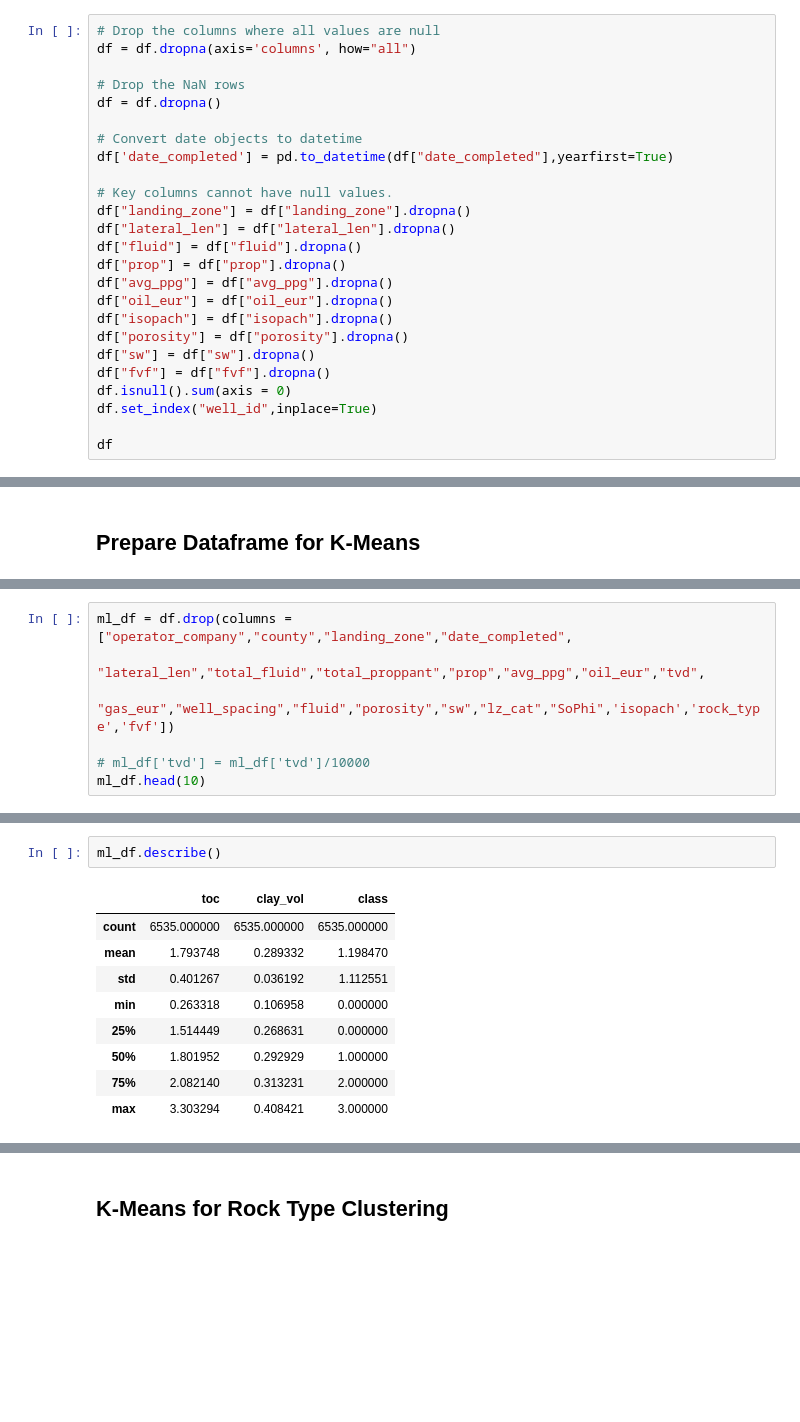
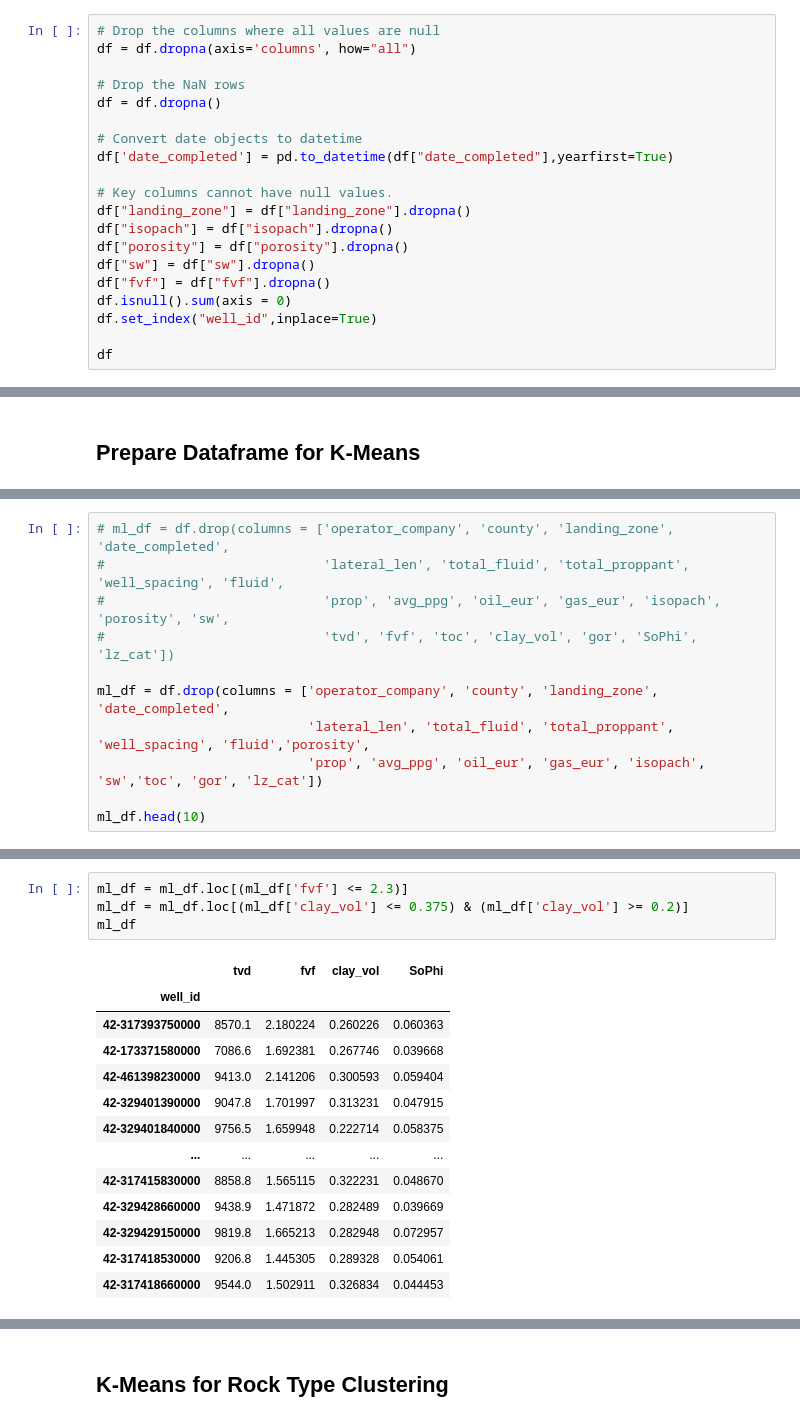
Before and after one commit to Auelocks/Friday_Night_Lights, a Jupyter notebook: Permian_ML_Model_OHE_KMeans_RockType.ipynb, the cells around one changed output, grey strips where cells are left out. Saved outputs shown, nothing was run; the diff lists cells and outputs as text; blank space fills up the shorter version.

Commit message:
Updated K-Means code

```diff
--- a/Permian_ML_Model_OHE_KMeans_RockType.ipynb
+++ b/Permian_ML_Model_OHE_KMeans_RockType.ipynb
@@ -52,11 +52,6 @@ df['date_completed'] = pd.to_datetime(df["date_completed"],yearfirst=True)
 
 # Key columns cannot have null values.
 df["landing_zone"] = df["landing_zone"].dropna()
-df["lateral_len"] = df["lateral_len"].dropna()
-df["fluid"] = df["fluid"].dropna()
-df["prop"] = df["prop"].dropna()
-df["avg_ppg"] = df["avg_ppg"].dropna()
-df["oil_eur"] = df["oil_eur"].dropna()
 df["isopach"] = df["isopach"].dropna()
 df["porosity"] = df["porosity"].dropna()
 df["sw"] = df["sw"].dropna()
@@ -128,8 +137,12 @@ df.head()
 # %%
-ml_df = df.drop(columns = ["operator_company","county","landing_zone","date_completed",
-                            "lateral_len","total_fluid","total_proppant","prop","avg_ppg","oil_eur","tvd",
-                            "gas_eur","well_spacing","fluid","porosity","sw","lz_cat","SoPhi",'isopach','rock_type','fvf'])
+# ml_df = df.drop(columns = ['operator_company', 'county', 'landing_zone', 'date_completed',
+#                            'lateral_len', 'total_fluid', 'total_proppant', 'well_spacing', 'fluid',
+#                            'prop', 'avg_ppg', 'oil_eur', 'gas_eur', 'isopach', 'porosity', 'sw',
+#                            'tvd', 'fvf', 'toc', 'clay_vol', 'gor', 'SoPhi', 'lz_cat'])
 
-# ml_df['tvd'] = ml_df['tvd']/10000
+ml_df = df.drop(columns = ['operator_company', 'county', 'landing_zone', 'date_completed',
+                           'lateral_len', 'total_fluid', 'total_proppant', 'well_spacing', 'fluid','porosity',
+                           'prop', 'avg_ppg', 'oil_eur', 'gas_eur', 'isopach', 'sw','toc', 'gor', 'lz_cat'])
+
 ml_df.head(10)
 # %% [output]
@@ -148,12 +185,18 @@ ml_df.head(10)
 # %%
-ml_df.describe()
+ml_df = ml_df.loc[(ml_df['fvf'] <= 2.3)]
+ml_df = ml_df.loc[(ml_df['clay_vol'] <= 0.375) & (ml_df['clay_vol'] >= 0.2)]
+ml_df
 # %% [output]
-|  | toc | clay_vol | class |
-| count | 6535.000000 | 6535.000000 | 6535.000000 |
-| mean | 1.793748 | 0.289332 | 1.198470 |
-| std | 0.401267 | 0.036192 | 1.112551 |
-| min | 0.263318 | 0.106958 | 0.000000 |
-| 25% | 1.514449 | 0.268631 | 0.000000 |
-| 50% | 1.801952 | 0.292929 | 1.000000 |
-| 75% | 2.082140 | 0.313231 | 2.000000 |
-| max | 3.303294 | 0.408421 | 3.000000 |
+|  | tvd | fvf | clay_vol | SoPhi |
+| well_id |  |  |  |  |
+| 42-317393750000 | 8570.1 | 2.180224 | 0.260226 | 0.060363 |
+| 42-173371580000 | 7086.6 | 1.692381 | 0.267746 | 0.039668 |
+| 42-461398230000 | 9413.0 | 2.141206 | 0.300593 | 0.059404 |
+| 42-329401390000 | 9047.8 | 1.701997 | 0.313231 | 0.047915 |
+| 42-329401840000 | 9756.5 | 1.659948 | 0.222714 | 0.058375 |
+| ... | ... | ... | ... | ... |
+| 42-317415830000 | 8858.8 | 1.565115 | 0.322231 | 0.048670 |
+| 42-329428660000 | 9438.9 | 1.471872 | 0.282489 | 0.039669 |
+| 42-329429150000 | 9819.8 | 1.665213 | 0.282948 | 0.072957 |
+| 42-317418530000 | 9206.8 | 1.445305 | 0.289328 | 0.054061 |
+| 42-317418660000 | 9544.0 | 1.502911 | 0.326834 | 0.044453 |
```
Also changed, not shown: parts of 18 cells of this notebook, 1 other file.
